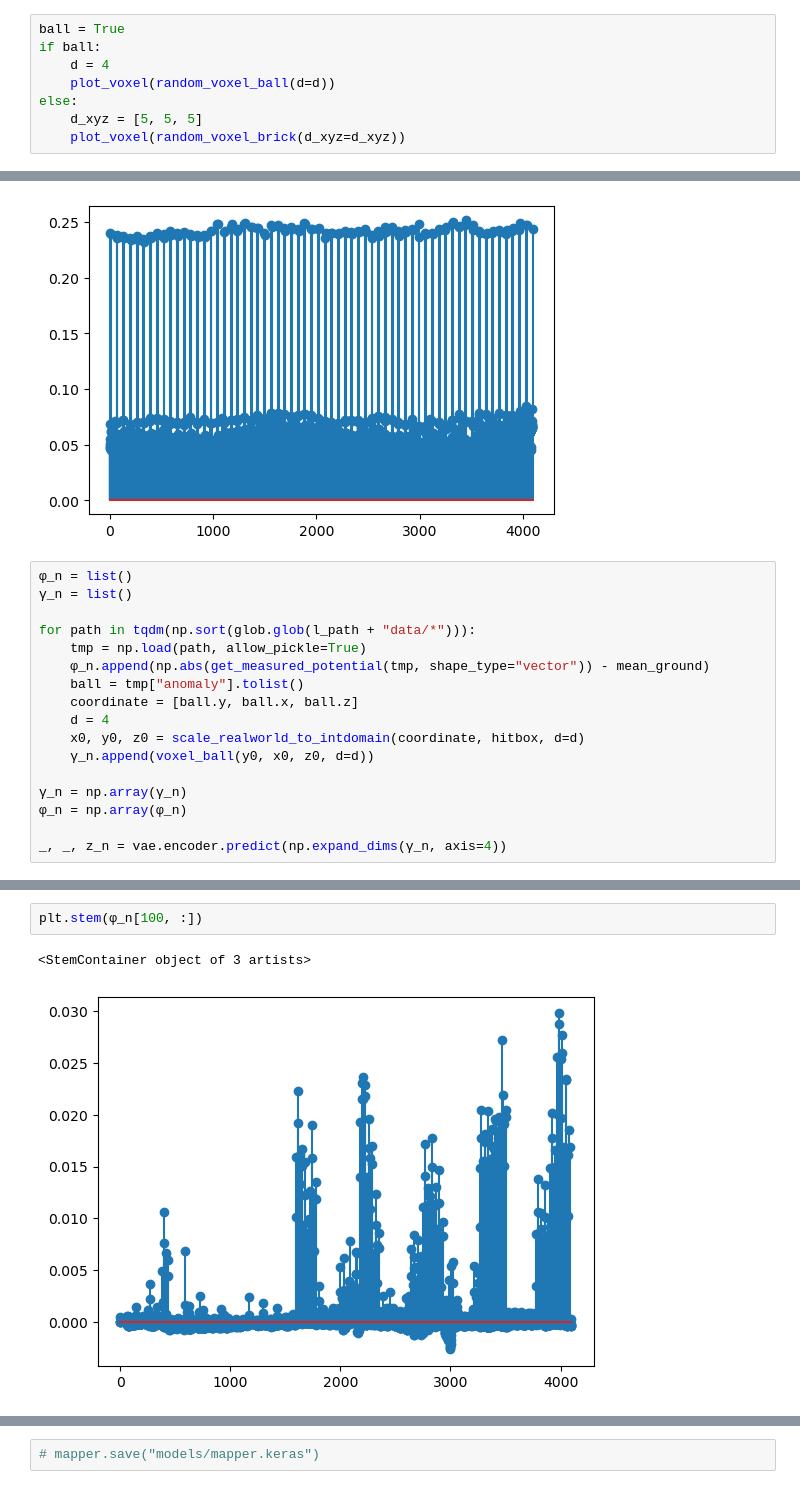
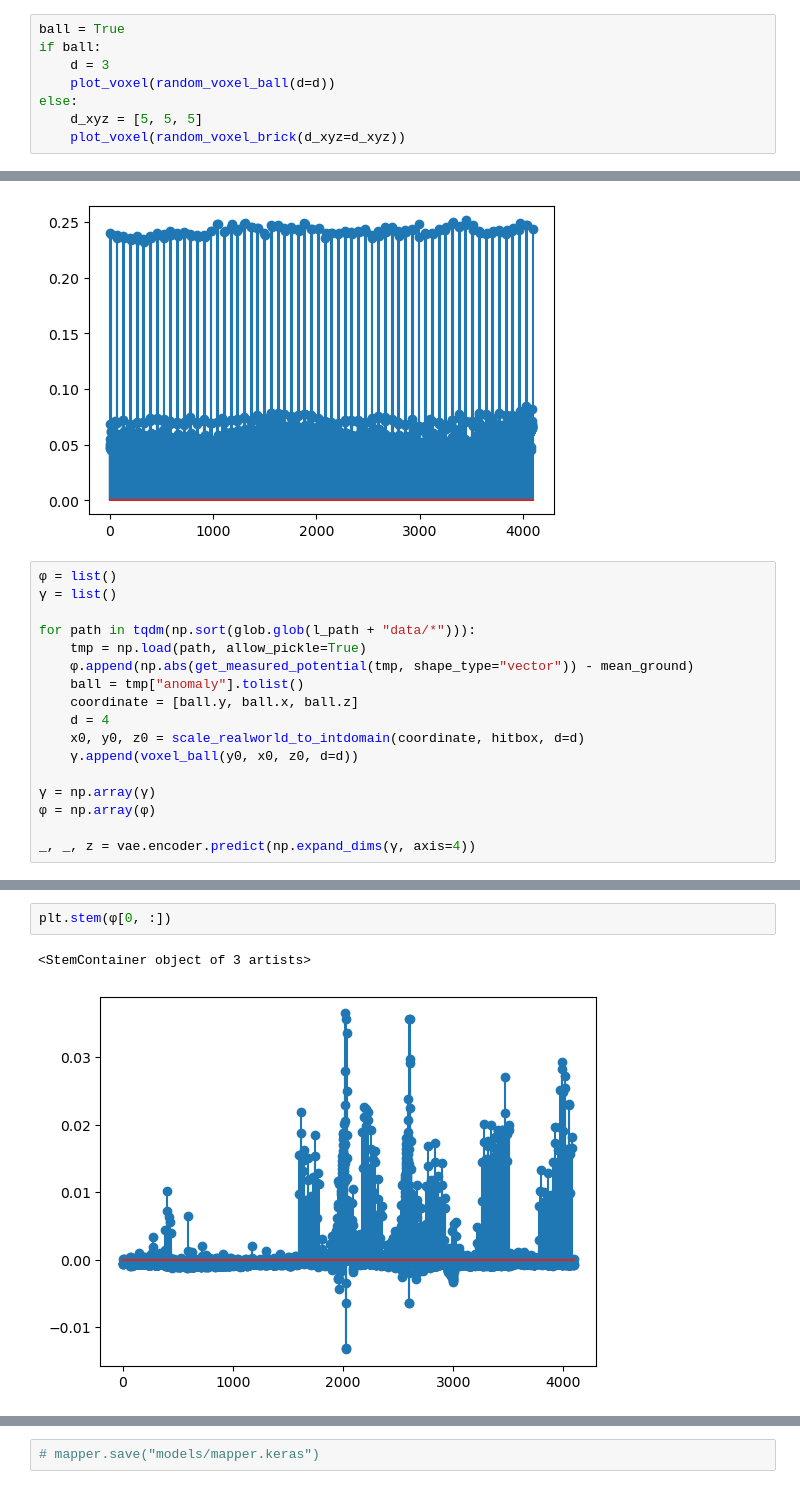
Before and after one commit to JacobTh98/3dIT, a Jupyter notebook: 3d_vae.ipynb, the cells around one changed output, grey strips where cells are left out. Saved outputs shown, nothing was run; the diff lists cells and outputs as text.

```diff
--- a/3d_vae.ipynb
+++ b/3d_vae.ipynb
@@ -44,7 +44,7 @@ To enable the following instructions: AVX2 FMA, in other operations, rebuild Ten
 # %%
 ball = True
 if ball:
-    d = 4
+    d = 3
     plot_voxel(random_voxel_ball(d=d))
 else:
     d_xyz = [5, 5, 5]
@@ -202,19 +200,19 @@ plt.show()
 # %% [output]
 [figure]
 # %%
-φ_n = list()
-γ_n = list()
+φ = list()
+γ = list()
 
 for path in tqdm(np.sort(glob.glob(l_path + "data/*"))):
     tmp = np.load(path, allow_pickle=True)
-    φ_n.append(np.abs(get_measured_potential(tmp, shape_type="vector")) - mean_ground)
+    φ.append(np.abs(get_measured_potential(tmp, shape_type="vector")) - mean_ground)
     ball = tmp["anomaly"].tolist()
     coordinate = [ball.y, ball.x, ball.z]
     d = 4
     x0, y0, z0 = scale_realworld_to_intdomain(coordinate, hitbox, d=d)
-    γ_n.append(voxel_ball(y0, x0, z0, d=d))
+    γ.append(voxel_ball(y0, x0, z0, d=d))
 
-γ_n = np.array(γ_n)
-φ_n = np.array(φ_n)
+γ = np.array(γ)
+φ = np.array(φ)
 
-_, _, z_n = vae.encoder.predict(np.expand_dims(γ_n, axis=4))
+_, _, z = vae.encoder.predict(np.expand_dims(γ, axis=4))
@@ -221,6 +221,6 @@ _, _, z_n = vae.encoder.predict(np.expand_dims(γ_n, axis=4))
 # %%
-plt.stem(φ_n[100, :])
+plt.stem(φ[0, :])
 # %% [output]
 <StemContainer object of 3 artists>
-[figure, old version]
+[figure, new version]
 # %%
```
Also changed, not shown: parts of 35 cells of this notebook, 9 other files.
